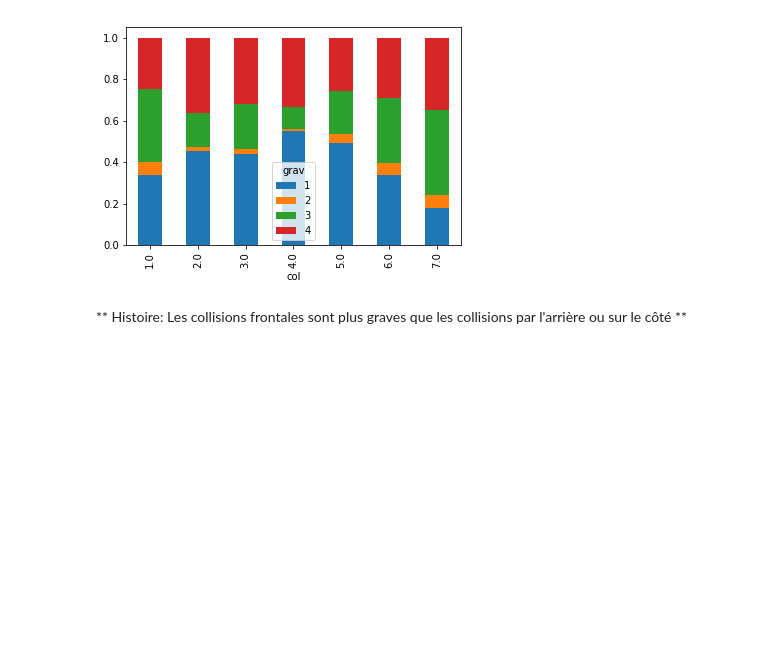
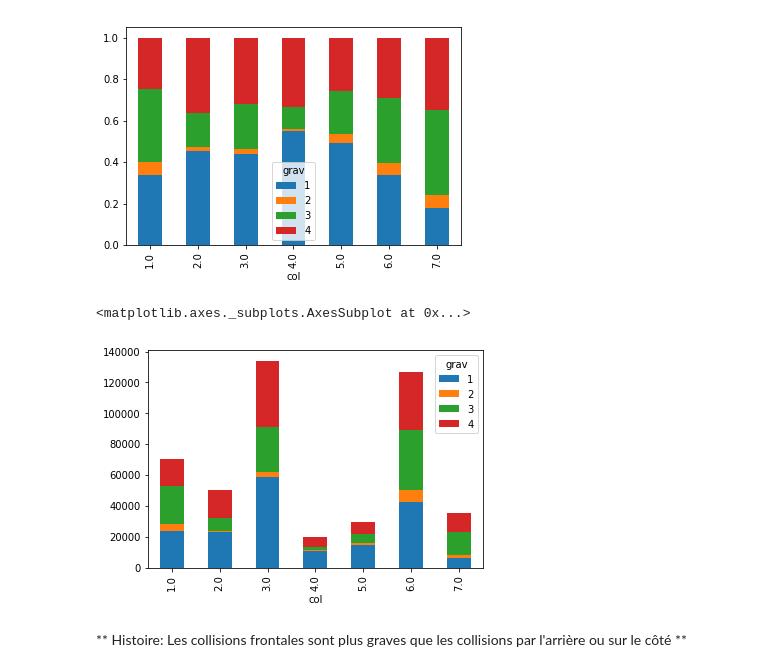
Before and after one commit to clymab/clymab.github.io, a Jupyter notebook: dataviz.ipynb, the cells around one changed output. Saved outputs shown, nothing was run; the diff lists cells and outputs as text; code cells hidden in the pictures; blank space fills up the shorter version.

```diff
--- a/dataviz.ipynb
+++ b/dataviz.ipynb
@@ -233,3 +293,5 @@ caract["weekday"] = caract["date"].apply(lambda date: date.weekday())
+# %%
+caract["weekday"] = caract["weekday"].apply(lambda w: integerToWeekday(w))
 # %%
 nbAccidentsByWeekday = caract[["Num_Acc", "weekday"]].groupby("weekday").apply(lambda group: group.shape[0])
 # %%
@@ -320,6 +382,13 @@ vehicules.head()
 | 4 | 201000000003 | 2010 | 0.0 | 7 | 0 | 0.0 | 9.0 | 6.0 | 1.0 | B02 |
 # %% [markdown]
 ** Conditions d'éclairage dans lesquelles l'accident s'est produit **
+# %%
+def parseLum(theInt):
+    d = {1: "plein jour", 2: "crepuscule ou aube", 3: "nuit sans éclairage public",
+         4: "nuit avec eclairage public non allume", 5: "nuit avec eclairage public allume"}
+    return d[theInt]
+# %%
+caract["lum"] = caract["lum"].apply(lambda l: parseLum(l))
 # %%
 nbAccidentsByLum = caract[["Num_Acc", "lum"]].groupby("lum").apply(lambda group: group.shape[0])
 # %%
@@ -450,11 +527,18 @@ caract_lieux_vehicules_usagers.head()
 | 4 | 201000000003 | 2010 | 9 | 11 | 1600 | 1 | 1 | 1 | 1.0 | 5.0 | 11 | ... |
 # %%
 colision_gravite = pd.crosstab(caract_lieux_vehicules_usagers["col"], caract_lieux_vehicules_usagers["grav"], normalize = "index")
+# %%
+colision_graviteWN = pd.crosstab(caract_lieux_vehicules_usagers["col"], caract_lieux_vehicules_usagers["grav"])
 # %%
 colision_gravite.plot.bar(stacked = True)
 # %% [output]
 <matplotlib.axes._subplots.AxesSubplot at 0x...>
 [figure]
+# %%
+colision_graviteWN.plot.bar(stacked = True)
+# %% [output]
+<matplotlib.axes._subplots.AxesSubplot at 0x...>
+[figure, added]
 # %% [markdown]
 ** Histoire: Les collisions frontales sont plus graves que les collisions par l'arrière ou sur le côté **
 # %%
```
Also changed, not shown: parts of 23 cells of this notebook.
